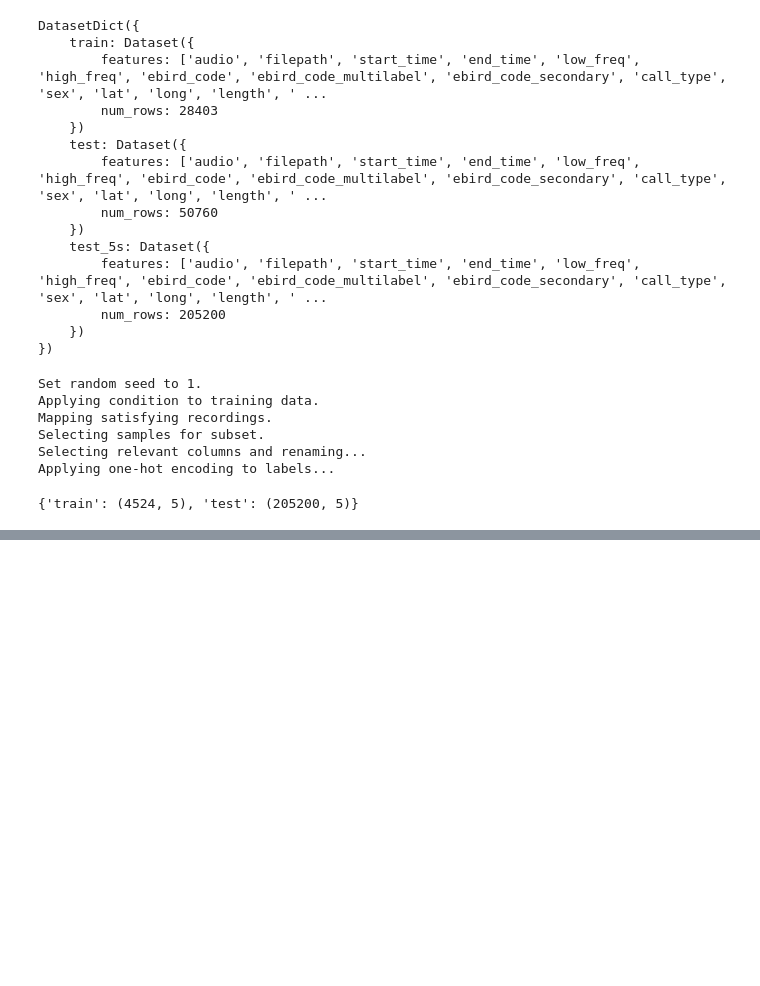
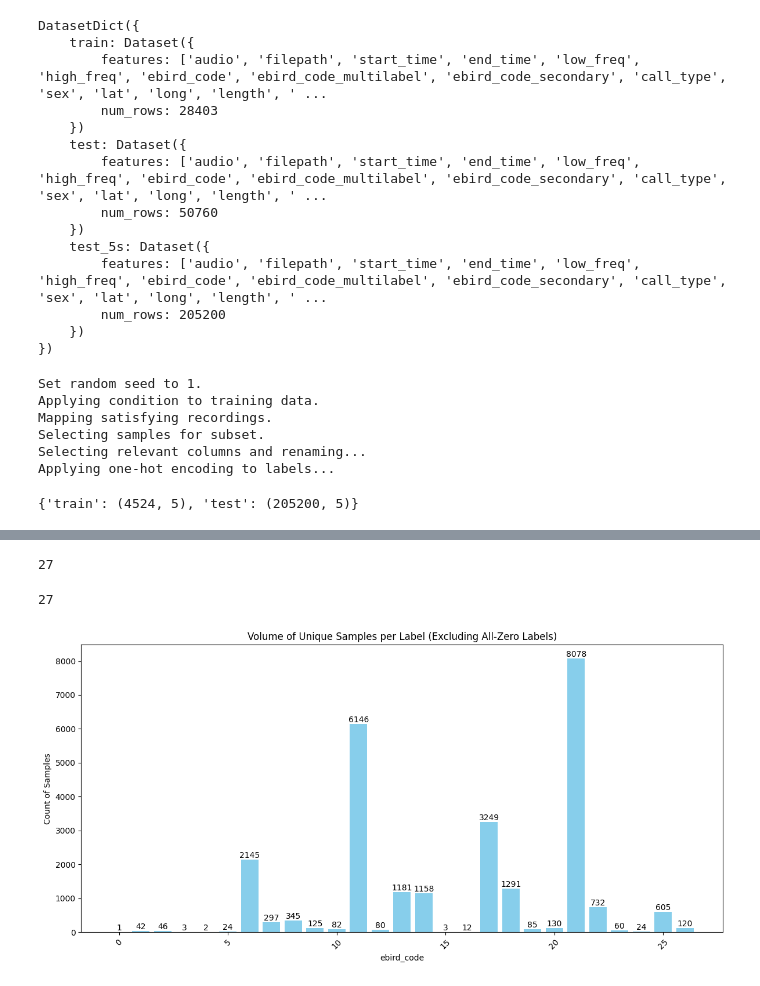
Before and after one commit to houtan-ghaffari/Bird-SSL, a Jupyter notebook: notebooks/few_shot.ipynb, the cells around one changed output, grey strips where cells are left out. Saved outputs shown, nothing was run; the diff lists cells and outputs as text; code cells hidden in the pictures; blank space fills up the shorter version.

```diff
--- a/notebooks/few_shot.ipynb
+++ b/notebooks/few_shot.ipynb
@@ -2143,0 +2548,14 @@ Applying one-hot encoding to labels...
+# %%
+# Count occurrences of each label name in the dataset
+label_counts = {}
+label_names = dataset["train"].features["ebird_code"].names
+
+# Go through all examples and count labels
+for example in dataset["train"]:
+    label_id = example["ebird_code"]
+    label_name = label_names[label_id]
+    label_counts[label_name] = label_counts.get(label_name, 0) + 1
+
+# Print counts for each label
+for name, count in sorted(label_counts.items()):
+    print(f"{name}: {count}")
@@ -2143,0 +2612,47 @@ Applying one-hot encoding to labels...
+# %%
+(dataset["test"].features["ebird_code"]).num_classes
+# %% [output]
+27
+# %%
+from datasets import load_from_disk
+
+ds = load_from_disk("/home/lrauch/projects/birdMAE/data/UHH/UHH_48shot_n")
+# %%
+len(ds["train"][0]["labels"])
+# %% [output]
+27
+# %%
+import matplotlib.pyplot as plt
+from collections import Counter
+
+# Extract the ebird codes from the filtered dataset, handling all-zero labels
+labels_int = []
+for example in ds["test"]:
+    if 1 in example["labels"]:  # Only include if there is a positive label
+        labels_int.append(example["labels"].index(1))
+
+# Count how many times each label appears
+label_counts = Counter(labels_int)
+
+# Plot the counts
+plt.figure(figsize=(12, 6))
+bars = plt.bar(label_counts.keys(), label_counts.values(), color='skyblue')
+plt.xlabel("ebird_code")
+plt.ylabel("Count of Samples")
+plt.title("Volume of Unique Samples per Label (Excluding All-Zero Labels)")
+plt.xticks(rotation=45)
+
+# Add text annotations above each bar
+for bar in bars:
+    height = bar.get_height()
+    plt.text(
+        bar.get_x() + bar.get_width() / 2,  # x position: center of the bar
+        height,                            # y position: at the top of the bar
+        str(int(height)),                  # text: count as integer
+        ha='center', va='bottom'           # horizontal & vertical alignment
+    )
+
+plt.tight_layout()
+plt.show()
+# %% [output]
+[figure, added]
```
Also changed, not shown: parts of 25 cells of this notebook, 6 other files.
